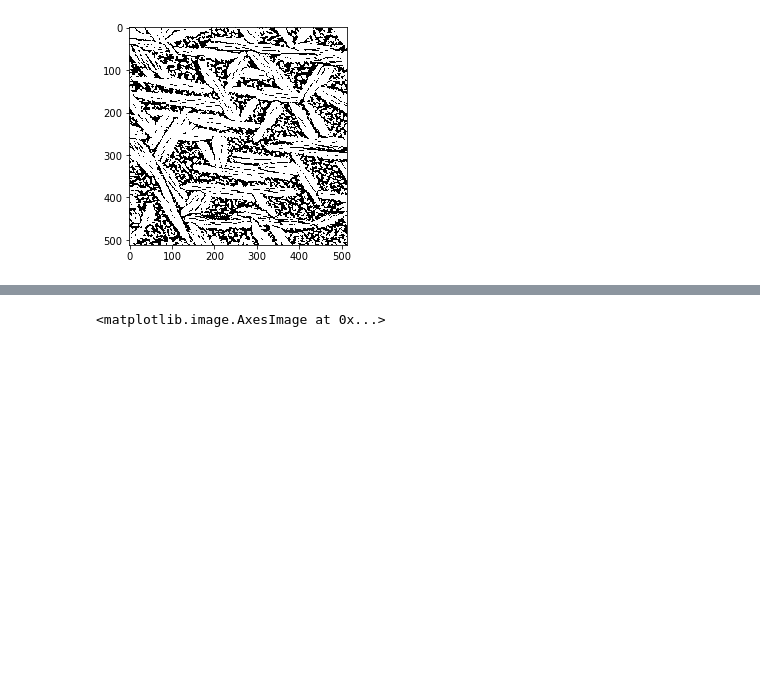
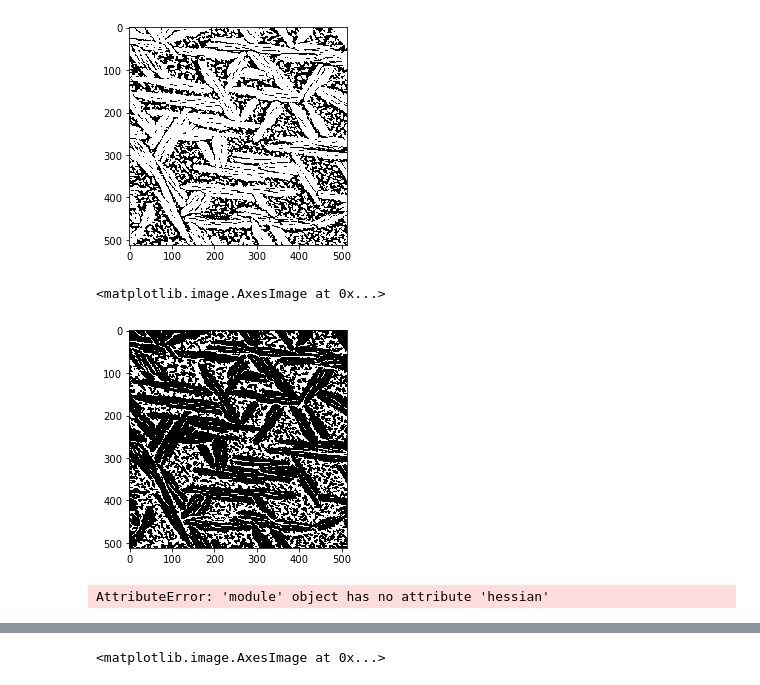
Before and after one commit to liud16/direct18project, a Jupyter notebook: direct18project/RoughWork.ipynb, the cells around one changed output, grey strips where cells are left out. Saved outputs shown, nothing was run; the diff lists cells and outputs as text; code cells hidden in the pictures; blank space fills up the shorter version.

```diff
--- a/direct18project/RoughWork.ipynb
+++ b/direct18project/RoughWork.ipynb
@@ -322,3 +337,15 @@ plt.imshow(img_clustered)
 # %% [output]
 <matplotlib.image.AxesImage at 0x...>
 [figure]
+# %%
+val = filters.threshold_li(I3)
+
+plt.figure()
+plt.imshow(I3<val, interpolation = 'nearest')
+# %% [output]
+<matplotlib.image.AxesImage at 0x...>
+[figure, added]
+# %%
+binary_image = filters.hessian(trial, scale_range=(1, 10), scale_step=2, beta1=0.5, beta2=15)
+# %% [output]
+AttributeError: 'module' object has no attribute 'hessian'
```
Also changed, not shown: parts of 31 cells of this notebook.
